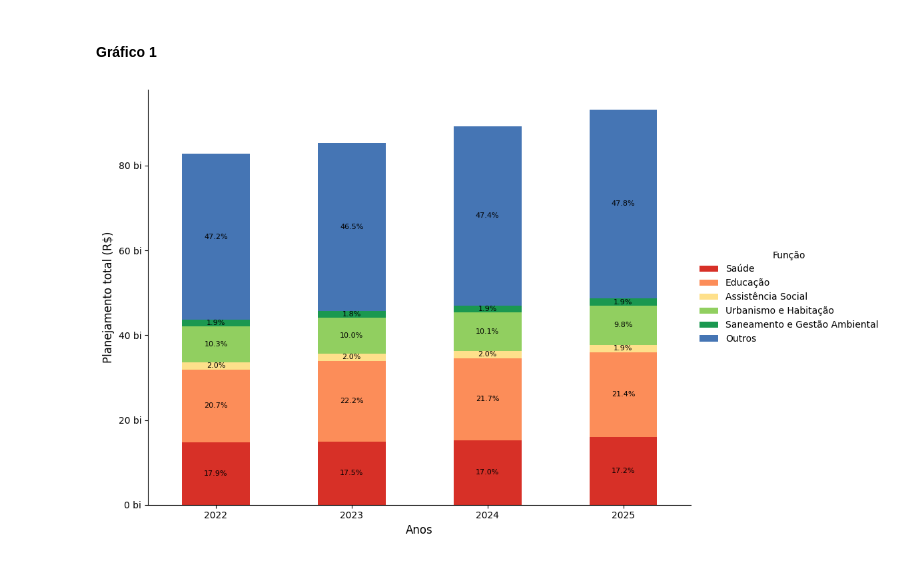
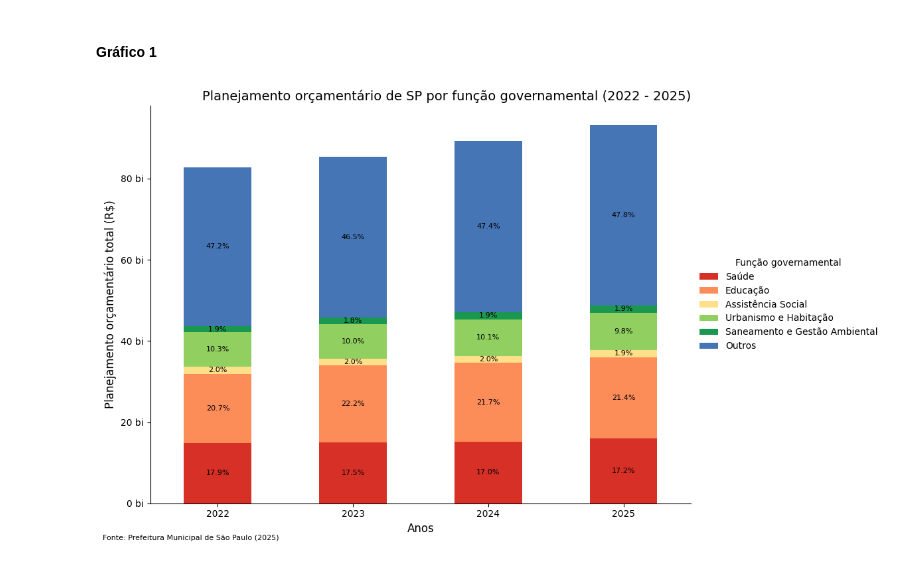
Before and after one commit to caiodurazzo/melhores_praticas_estagio, a Jupyter notebook: 07_visualizacao_dados.ipynb, the cells around one changed output. Saved outputs shown, nothing was run; the diff lists cells and outputs as text; code cells hidden in the pictures.

Commit message:
visualizacao

```diff
--- a/07_visualizacao_dados.ipynb
+++ b/07_visualizacao_dados.ipynb
@@ -44,49 +32,65 @@ df_ppa_fonte_grafico1_novo = df_ppa_fonte_grafico1_novo[colunas_ordenadas + ["Ou
+# %%
+funcoes = ["Saúde",
+           "Educação",
+           "Assistência Social",
+           "Urbanismo e Habitação",
+           "Saneamento e Gestão Ambiental"]
+
+col_outros = [col for col in df_ppa_fonte_grafico1.columns if col not in funcoes]
+
+df_ppa_fonte_grafico1["Outros"] = df_ppa_fonte_grafico1[col_outros].sum(axis = 1)
+
+df_ppa_fonte_grafico1 = df_ppa_fonte_grafico1[funcoes + ["Outros"]]
+# %%
+df_percentual = df_ppa_fonte_grafico1.div(df_ppa_fonte_grafico1.sum(axis = 1), axis = 0) * 100
 # %%
-import matplotlib.pyplot as plt
-import matplotlib.ticker as mtick
+fig, ax = plt.subplots(figsize = (12, 7))
 
-# Calcula o DataFrame de percentuais
-df_valores = df_ppa_fonte_grafico1_novo.copy()
-df_percentual = df_valores.div(df_valores.sum(axis=1), axis=0) * 100
+df_ppa_fonte_grafico1.plot(kind="bar",
+                           stacked = True,
+                           ax = ax,
+                           color = ["#d73027",
+                                    "#fc8d59",
+                                    "#fee08b",
+                                    "#91cf60",
+                                    "#1a9850",
+                                    "#4575b4"])
 
-# Cores definidas
-cores = ["#d73027", "#fc8d59", "#fee08b", "#91cf60", "#1a9850", "#4575b4"]
-
-# Plot
-fig, ax = plt.subplots(figsize=(12, 7))
-df_valores.plot(kind='bar', stacked=True, ax=ax, color=cores)
-
-# Adiciona rótulos de percentual em cada segmento (mostrando todos)
-for i, coluna in enumerate(df_valores.columns):
-    acumulado = df_valores.iloc[:, :i].sum(axis=1)
-    for j, (valor, perc) in enumerate(zip(df_valores[coluna], df_percentual[coluna])):
-        if valor > 0:  # Mantém apenas para evitar divisão por zero
+for i, coluna in enumerate(df_ppa_fonte_grafico1.columns):
+    acumulado = df_ppa_fonte_grafico1.iloc[:, :i].sum(axis = 1)
+    for j, (valor, perc) in enumerate(zip(df_ppa_fonte_grafico1[coluna], df_percentual[coluna])):
+        if valor > 0:
             ax.text(j,
                     acumulado.iloc[j] + valor / 2,
-                    f'{perc:.1f}%',
-                    ha='center',
-                    va='center',
-                    fontsize=8,
-                    color='black',)
+                    f"{perc:.1f}%",
+                    ha = "center",
+                    va = "center",
+                    fontsize = 8)
 
-# Estilo e legendas
-#ax.set_title("Planejamento de recursos por função (2022 - 2025)", fontsize=16)
-ax.set_ylabel("Planejamento total (R$)", fontsize=12)
-ax.set_xlabel("Anos", fontsize=12)
-ax.set_xticks(range(len(df_valores.index)))
-ax.set_xticklabels(df_valores.index, rotation=0)
-ax.legend(title="Função", bbox_to_anchor=(1, 0.5), loc='center left', frameon=False)
-ax.spines['top'].set_visible(False)
-ax.spines['right'].set_visible(False)
+ax.set_title("Planejamento orçamentário de SP por função governamental (2022 - 2025)", loc = "right", fontsize = 14)
 
-# Eixo Y em bilhões
-formatter = mtick.FuncFormatter(lambda x, _: f'{x/1e9:.0f} bi')
-ax.yaxis.set_major_formatter(formatter)
+ax.set_ylabel("Planejamento orçamentário total (R$)", fontsize = 12)
 
-# Fonte
-#plt.figtext(0.01, 0.01, "Fonte: Prefeitura Municipal de São Paulo (2025)", ha="left", fontsize=10)
+ax.set_xlabel("Anos", fontsize = 12)
+
+ax.set_xticks(range(len(df_ppa_fonte_grafico1.index)))
+
+ax.set_xticklabels(df_ppa_fonte_grafico1.index, rotation = 0)
+
+ax.legend(title = "Função governamental", bbox_to_anchor = (1, 0.5), loc = "center left", frameon = False)
+
+ax.spines["top"].set_visible(False)
+
+ax.spines["right"].set_visible(False)
+
+ax.yaxis.set_major_formatter(mtick.FuncFormatter(lambda x, _: f'{x / 1e9:.0f} bi'))
+
+plt.figtext(0.01, 0.01, "Fonte: Prefeitura Municipal de São Paulo (2025)", ha = "left", fontsize = 8)
 
 plt.tight_layout()
+
 plt.show()
+
+save_graph(fig, "ppa_funcao_barras.png")
 # %% [output]
-[figure, old version]
+[figure, new version]
```
Also changed, not shown: parts of 2 cells of this notebook, 1 other file.
